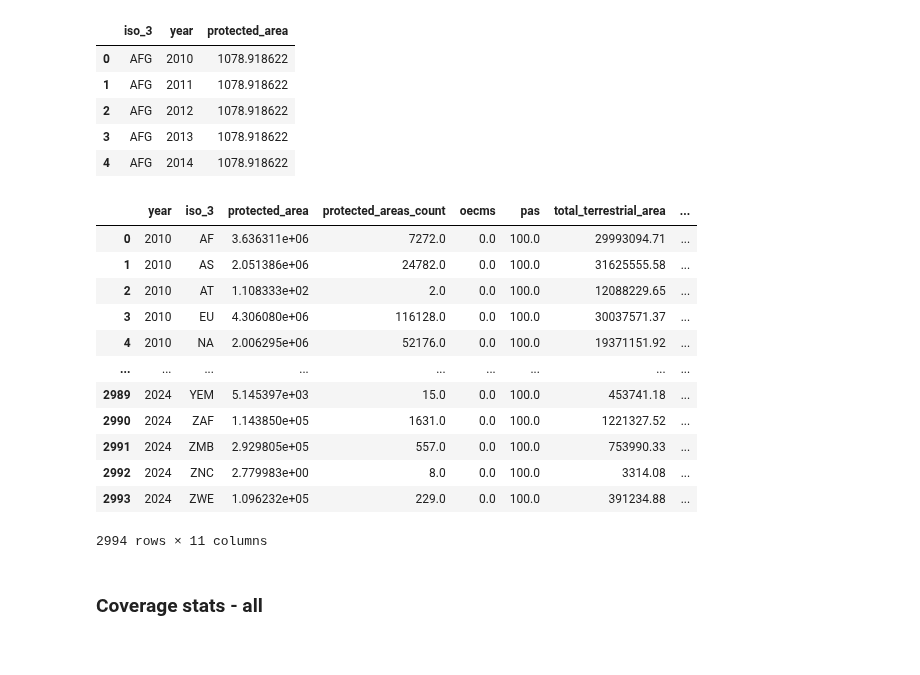
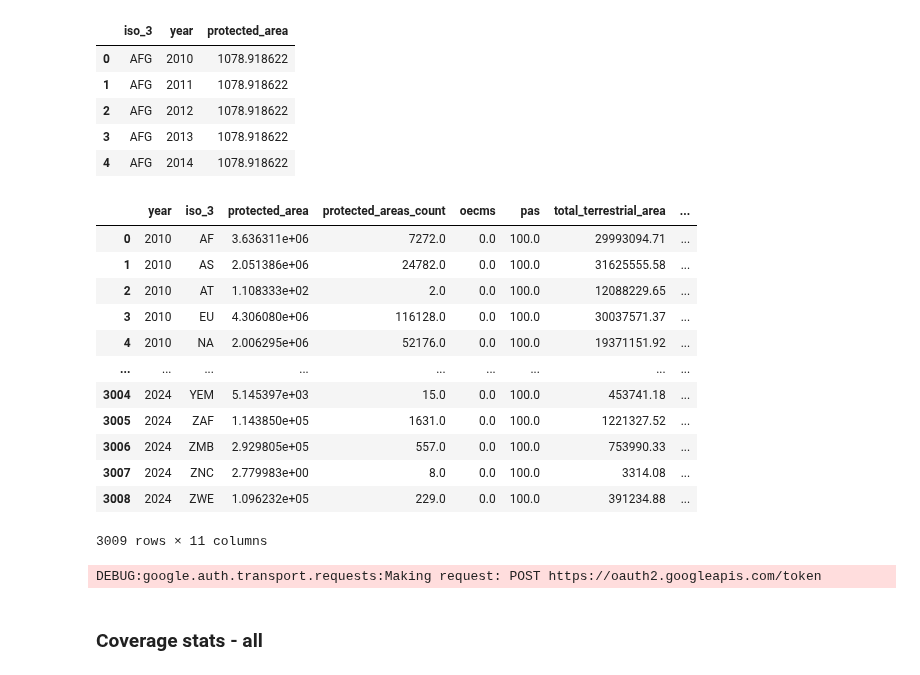
Before and after one commit to Vizzuality/skytruth-30x30, a Jupyter notebook: data/notebooks/pipes_mock/precalc_sofia.ipynb, the cells around one changed output. Cells and saved outputs as stored; diff of their text form; code cells hidden in the pictures.

Commit message:
terrestrial data processing

```diff
--- a/data/notebooks/pipes_mock/precalc_sofia.ipynb
+++ b/data/notebooks/pipes_mock/precalc_sofia.ipynb
@@ -759,7 +827,7 @@ input_path = working_folder.pipe_raw_path
 temp_working_path = working_folder.get_temp_file_path(step)
 output_file_sjoin = pipe_dir.get_processed_step_path(current_step).joinpath("tpa_sjoin.shp")
 output_file_dissolve = pipe_dir.get_processed_step_path(current_step).joinpath("tpa_dissolve.csv")
-output_file_tpas = pipe_dir.get_processed_step_path(current_step).joinpath("tpa_detail.csv")
+output_file_tpas = pipe_dir.get_processed_step_path(current_step).joinpath("tpa_coverage.csv")
 
 # Download the protected atlas file && unzip it
 download_and_unzip_if_needed(pipe_dir, prev_step, mysettings)
@@ -861,44 +929,57 @@ tpa_grouped.head(5)
 # Add pa and oecm counts to the coverage table
 coverage = (
     pd.merge(tpa_grouped, cumulative_counts, on=['iso_3', 'year'], how='left')
+    .pipe(calculate_global_area_tpa, ["year"])
     .pipe(add_region_iso2, "iso_3")
     .pipe(calculate_stats_cov_pa, ["year"], "iso_3")
     .pipe(calculate_pa_def_percentages)
     .pipe(add_total_terrestrial_area)
     .pipe(calculate_coverage_percentage_pa)
     .pipe(calculate_global_contribution)
     .pipe(add_is_last_year)
     .pipe(add_environment)
 )
 
 NewProtectedAreaExtentSchema(
     coverage.pipe(
         output2,
         "iso_3",
         {},
         {},
         ["iso_3", 'total_terrestrial_area'],
     )
 ).to_csv(
     output_file_tpas,
     index=True,
 )
 
 coverage
 # %% [output]
 |  | year | iso_3 | protected_area | protected_areas_count | oecms | pas | total_terrestrial_area | ... |
 | 0 | 2010 | AF | 3.636311e+06 | 7272.0 | 0.0 | 100.0 | 29993094.71 | ... |
 | 1 | 2010 | AS | 2.051386e+06 | 24782.0 | 0.0 | 100.0 | 31625555.58 | ... |
 | 2 | 2010 | AT | 1.108333e+02 | 2.0 | 0.0 | 100.0 | 12088229.65 | ... |
 | 3 | 2010 | EU | 4.306080e+06 | 116128.0 | 0.0 | 100.0 | 30037571.37 | ... |
 | 4 | 2010 | NA | 2.006295e+06 | 52176.0 | 0.0 | 100.0 | 19371151.92 | ... |
 | ... | ... | ... | ... | ... | ... | ... | ... | ... |
-| 2989 | 2024 | YEM | 5.145397e+03 | 15.0 | 0.0 | 100.0 | 453741.18 | ... |
-| 2990 | 2024 | ZAF | 1.143850e+05 | 1631.0 | 0.0 | 100.0 | 1221327.52 | ... |
-| 2991 | 2024 | ZMB | 2.929805e+05 | 557.0 | 0.0 | 100.0 | 753990.33 | ... |
-| 2992 | 2024 | ZNC | 2.779983e+00 | 8.0 | 0.0 | 100.0 | 3314.08 | ... |
-| 2993 | 2024 | ZWE | 1.096232e+05 | 229.0 | 0.0 | 100.0 | 391234.88 | ... |
+| 3004 | 2024 | YEM | 5.145397e+03 | 15.0 | 0.0 | 100.0 | 453741.18 | ... |
+| 3005 | 2024 | ZAF | 1.143850e+05 | 1631.0 | 0.0 | 100.0 | 1221327.52 | ... |
+| 3006 | 2024 | ZMB | 2.929805e+05 | 557.0 | 0.0 | 100.0 | 753990.33 | ... |
+| 3007 | 2024 | ZNC | 2.779983e+00 | 8.0 | 0.0 | 100.0 | 3314.08 | ... |
+| 3008 | 2024 | ZWE | 1.096232e+05 | 229.0 | 0.0 | 100.0 | 391234.88 | ... |
-2994 rows × 11 columns
+3009 rows × 11 columns
+# %%
+remote_path = 'vizzuality_processed_data/strapi_tables/tpa_coverage.csv'
+
+writeReadGCP(
+    credentials=mysettings.GCS_KEYFILE_JSON,
+    bucket_name=mysettings.GCS_BUCKET,
+    blob_name=remote_path,
+    file=output_file_tpas,
+    operation="w",
+)
+# %% [output]
+DEBUG:google.auth.transport.requests:Making request: POST https://oauth2.googleapis.com/token
 # %% [markdown]
 ### Coverage stats - all
 # %%
```
Also changed, not shown: parts of 89 cells of this notebook, 4 other files.
